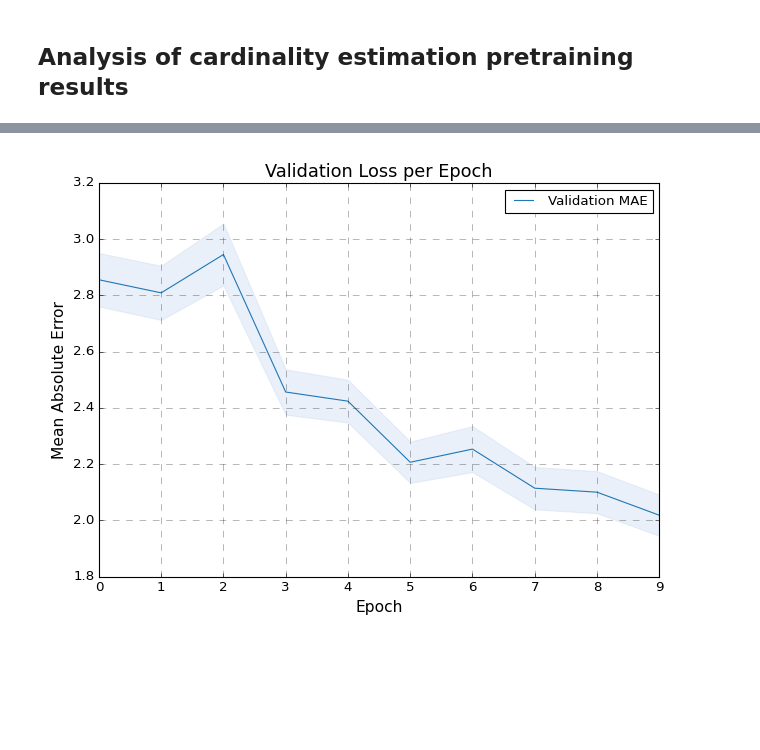
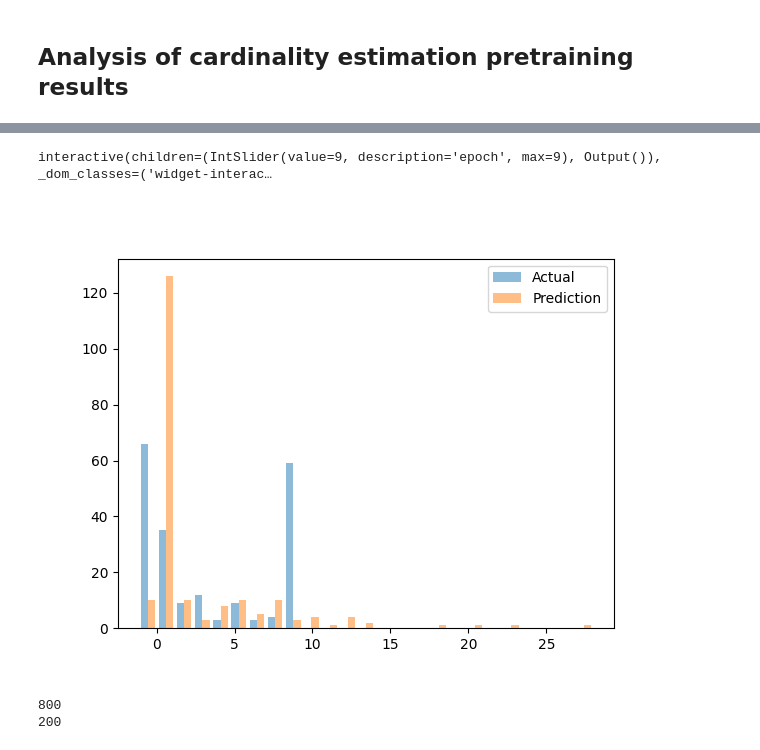
Before and after one commit to RubenEschauzier/rl-based-join-optimization, a Jupyter notebook: src/result_analysis/pretrain_result_analysis.ipynb, the cells around one changed output, grey strips where cells are left out. Drawn from its saved outputs; the diff is of its cells as text; code cells hidden in the pictures; blank space fills up the shorter version.

```diff
--- a/src/result_analysis/pretrain_result_analysis.ipynb
+++ b/src/result_analysis/pretrain_result_analysis.ipynb
@@ -67,34 +134,42 @@ interact(update)
+# %%
+create_interactive_plot(25, [val_actual, val_pred], ["Actual", "Prediction"], add_line=False, index_to_average=1)
+# %% [output]
+interactive(children=(IntSlider(value=9, description='epoch', max=9), Output()), _dom_classes=('widget-interac…
+[figure, added]
 # %%
-def process_epoch_line_plot_data(statistics_data, key_name):
-    relevant_data = []
-    for i in range(len(statistics_data)):
-        relevant_data.append(statistics_data[i][key_name])
-    mean_per_epoch = [np.mean(data_epoch) for data_epoch in relevant_data]
-    std_per_epoch = [np.std(data_epoch) for data_epoch in relevant_data]
-    min_per_epoch = [np.min(data_epoch) for data_epoch in relevant_data]
-    max_per_epoch = [np.max(data_epoch) for data_epoch in relevant_data]
-
-    sample_size = len(relevant_data[0])
+def process_epoch_line_plot_data(data):
+    mean_per_epoch = [np.mean(data_epoch) for data_epoch in data]
+    std_per_epoch = [np.std(data_epoch) for data_epoch in data]
+    min_per_epoch = [np.min(data_epoch) for data_epoch in data]
+    max_per_epoch = [np.max(data_epoch) for data_epoch in data]
+    sample_size = len(data[0])
     return mean_per_epoch, std_per_epoch, min_per_epoch, max_per_epoch, sample_size
 
-mean_y, std_y, min_y, max_y, sample_size = process_epoch_line_plot_data(data, 'val_loss')
+m_train_loss, std_train_loss, _, _, sample_size_train = process_epoch_line_plot_data(train_loss)
+m_train_q_error, std_train_q_error, _, _, sample_size_train_2 = process_epoch_line_plot_data(train_q_error)
+m_val_loss, std_val_loss, _, _, sample_size_val = process_epoch_line_plot_data(val_loss)
+m_val_q_error, std_val_q_error, _, _, sample_size_val_2 = process_epoch_line_plot_data(val_q_error)
+# %% [output]
+800
+200
 # %%
+matplotlib.style.use('classic')
 """
 Plot accepts an array of means and standard deviations to plot, given they all have the same sample size
 """
-def plot_line_plot_with_ci(mean_data, std_data, legend, sample_size, title, x_label, y_label):
+def plot_line_plot_with_ci(mean_data, std_data, legend, line_color, fill_color, sample_size, title, x_label, y_label):
     # Custom color palette
-    line_color = '#1f77b4'
-    fill_color = '#aec7e8'
+    # line_color = '#1f77b4'
+    # fill_color = '#aec7e8'
 
     x = np.arange(0, len(mean_data[0]))
     for i in range(len(mean_data)):
-        plt.plot(x, mean_data[i], label=legend[i], color=line_color)
+        plt.plot(x, mean_data[i], label=legend[i], color=line_color[i])
         plt.fill_between(x,
-                         mean_data[i] - 1.96 * (std_data[i] / np.sqrt(sample_size)),
-                         mean_data[i] + 1.96 * (std_data[i] / np.sqrt(sample_size)),
+                         mean_data[i] - 1.96 * (std_data[i] / np.sqrt(sample_size[i])),
+                         mean_data[i] + 1.96 * (std_data[i] / np.sqrt(sample_size[i])),
                          alpha=.25,
-                         color=fill_color,
+                         color=fill_color[i],
                         )
 
     plt.title(title, fontsize=16)
@@ -107,8 +182,3 @@ def plot_line_plot_with_ci(mean_data, std_data, legend, sample_size, title, x_la
     plt.show()
 
 plt.close('all')
-plot_line_plot_with_ci([mean_y], [std_y], ["Validation MAE"], sample_size,
-                       "Validation Loss per Epoch", "Epoch", "Mean Absolute Error"
-                      )
-# %% [output]
-[figure, removed]
```
Also changed, not shown: parts of 10 cells of this notebook.
